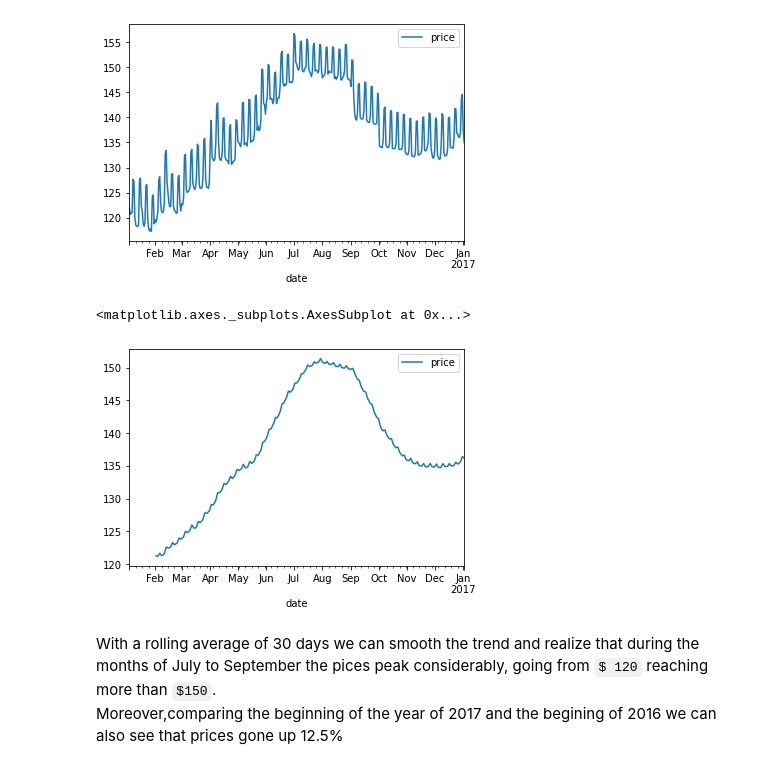
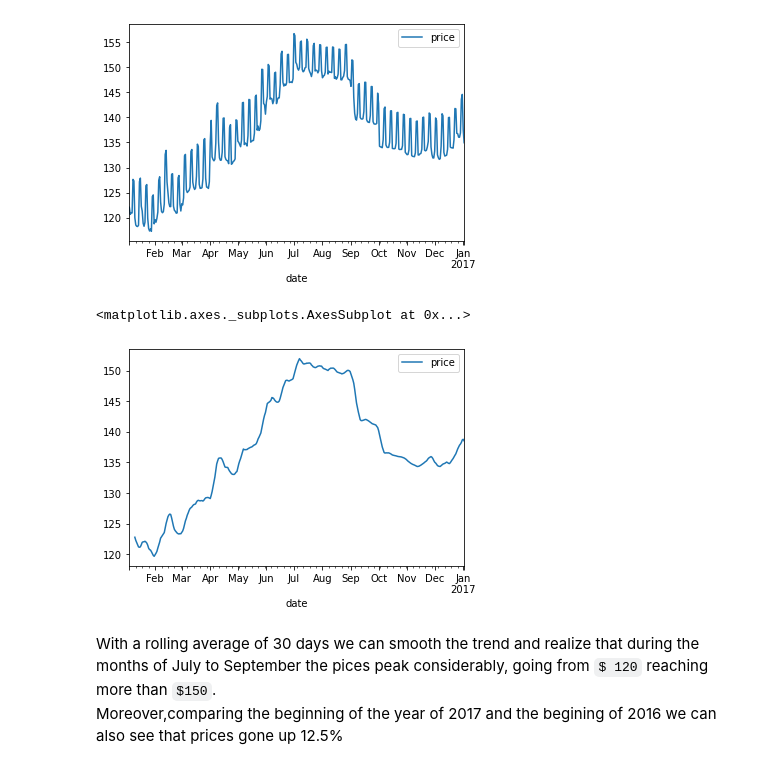
Before and after one commit to bruno-doval/Project-1, a Jupyter notebook: project-1.ipynb, the cells around one changed output. Saved outputs shown, nothing was run; the diff lists cells and outputs as text; code cells hidden in the pictures.

```diff
--- a/project-1.ipynb
+++ b/project-1.ipynb
@@ -126,10 +121,10 @@ cal.groupby(['date']).agg({'price':'mean'}).plot()
 <matplotlib.axes._subplots.AxesSubplot at 0x...>
 [figure]
 # %%
-cal.groupby(['date']).agg({'price':'mean'}).rolling(window=30).mean().plot()
+cal.groupby(['date']).agg({'price':'mean'}).rolling(window=7).mean().plot()
 # %% [output]
 <matplotlib.axes._subplots.AxesSubplot at 0x...>
-[figure, old version]
+[figure, new version]
 # %% [markdown]
 With a rolling average of 30 days we can smooth the trend and realize that during the months of July to September the pices peak considerably, going from `$ 120` reaching more than `$150`.<br>
 Moreover,comparing the beginning of the year of 2017 and the begining of 2016 we can also see that prices gone up 12.5%
```
Also changed, not shown: parts of 2 cells of this notebook.
